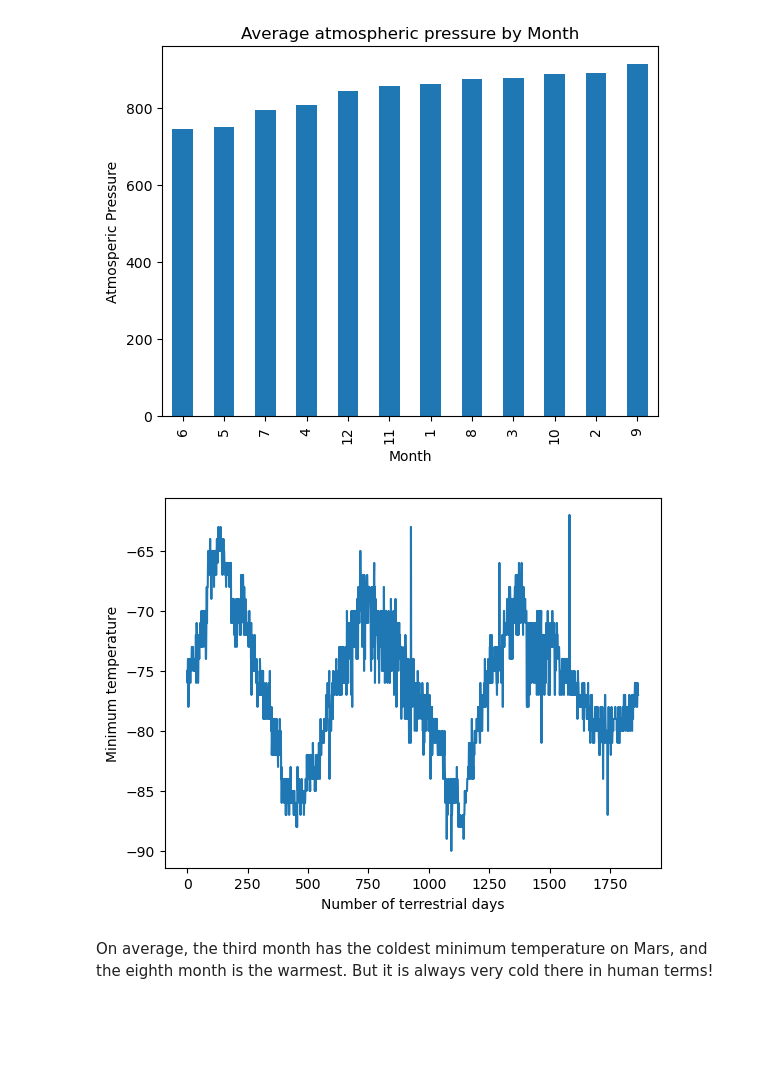
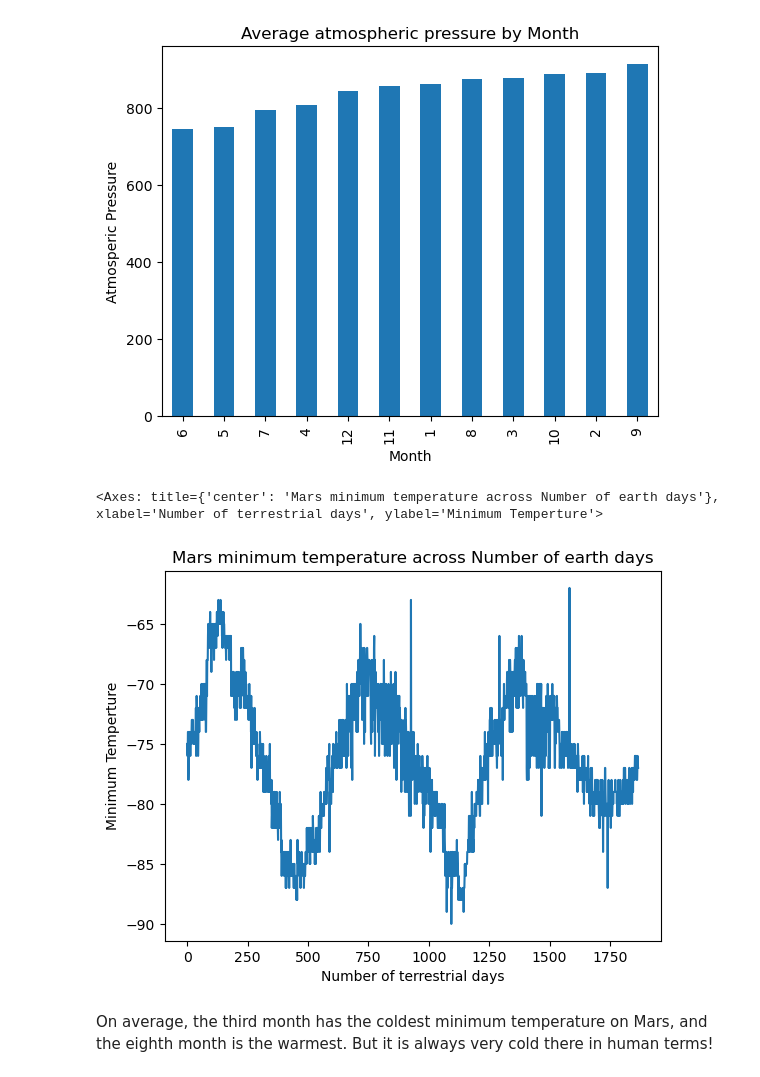
Before and after one commit to Cadeem-M/HTML-challenge, a Jupyter notebook: Mars/part_2_mars_weather.ipynb, the cells around one changed output. Saved outputs shown, nothing was run; the diff lists cells and outputs as text; code cells hidden in the pictures; blank space fills up the shorter version.

```diff
--- a/Mars/part_2_mars_weather.ipynb
+++ b/Mars/part_2_mars_weather.ipynb
@@ -220,8 +220,12 @@ avg_press.sort_values().plot(kind='bar', title='Average atmospheric pressure by
 [figure]
 # %%
 # 5. How many terrestrial (earth) days are there in a Martian year?
+df_mars['min_temp'].plot(kind='line', xlabel='Number of terrestrial days',\
+                          ylabel='Minimum Temperture',\
+                            title='Mars minimum temperature across number of earth days')
 # %% [output]
+<Axes: title={'center': 'Mars minimum temperature across Number of earth days'}, xlabel='Number of terrestrial days', ylabel='Minimum Temperture'>
-[figure, old version]
+[figure, new version]
 # %% [markdown]
 On average, the third month has the coldest minimum temperature on Mars, and the eighth month is the warmest. But it is always very cold there in human terms!
 # %% [markdown]
```
Also changed, not shown: parts of 1 cell of this notebook.
